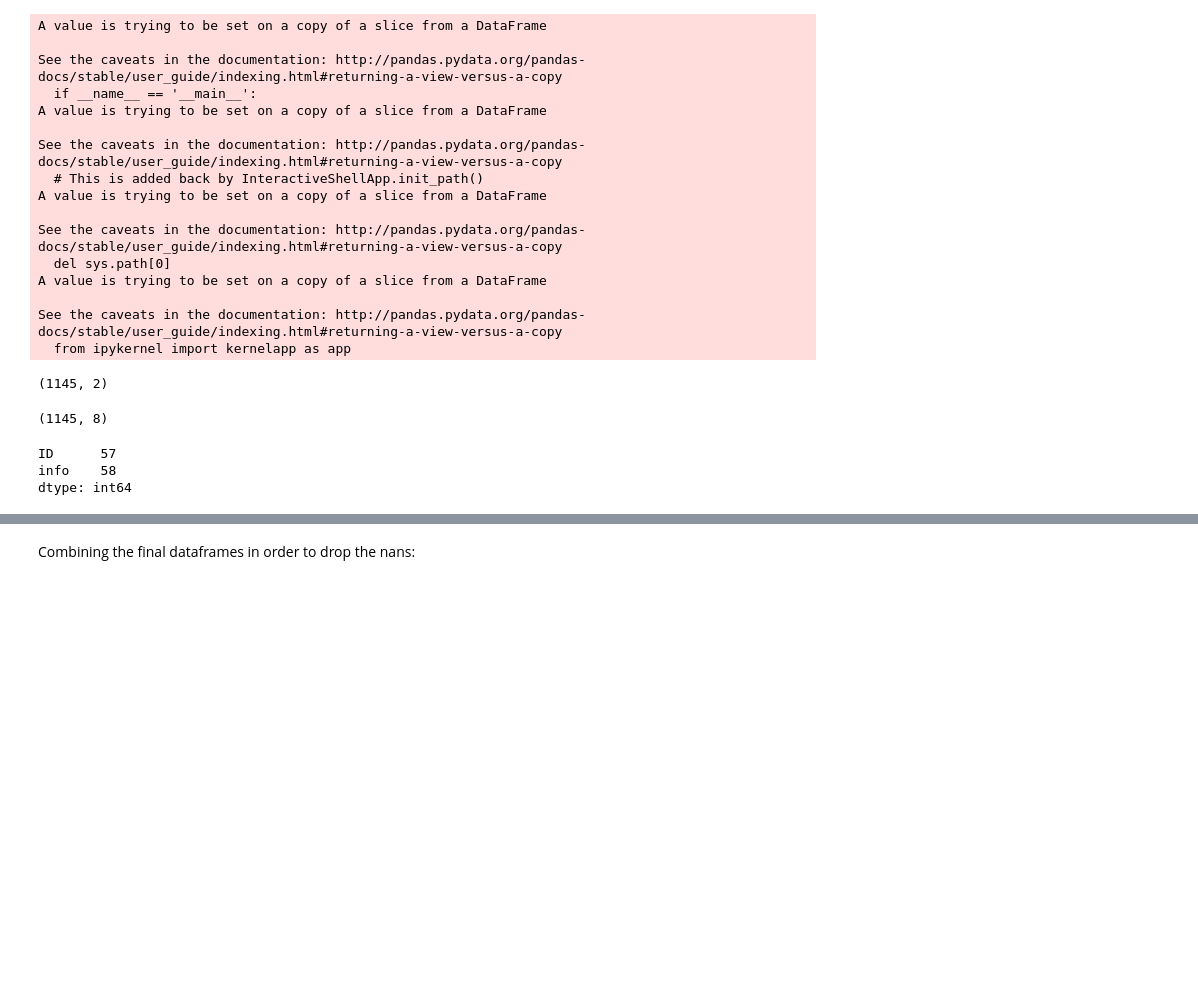
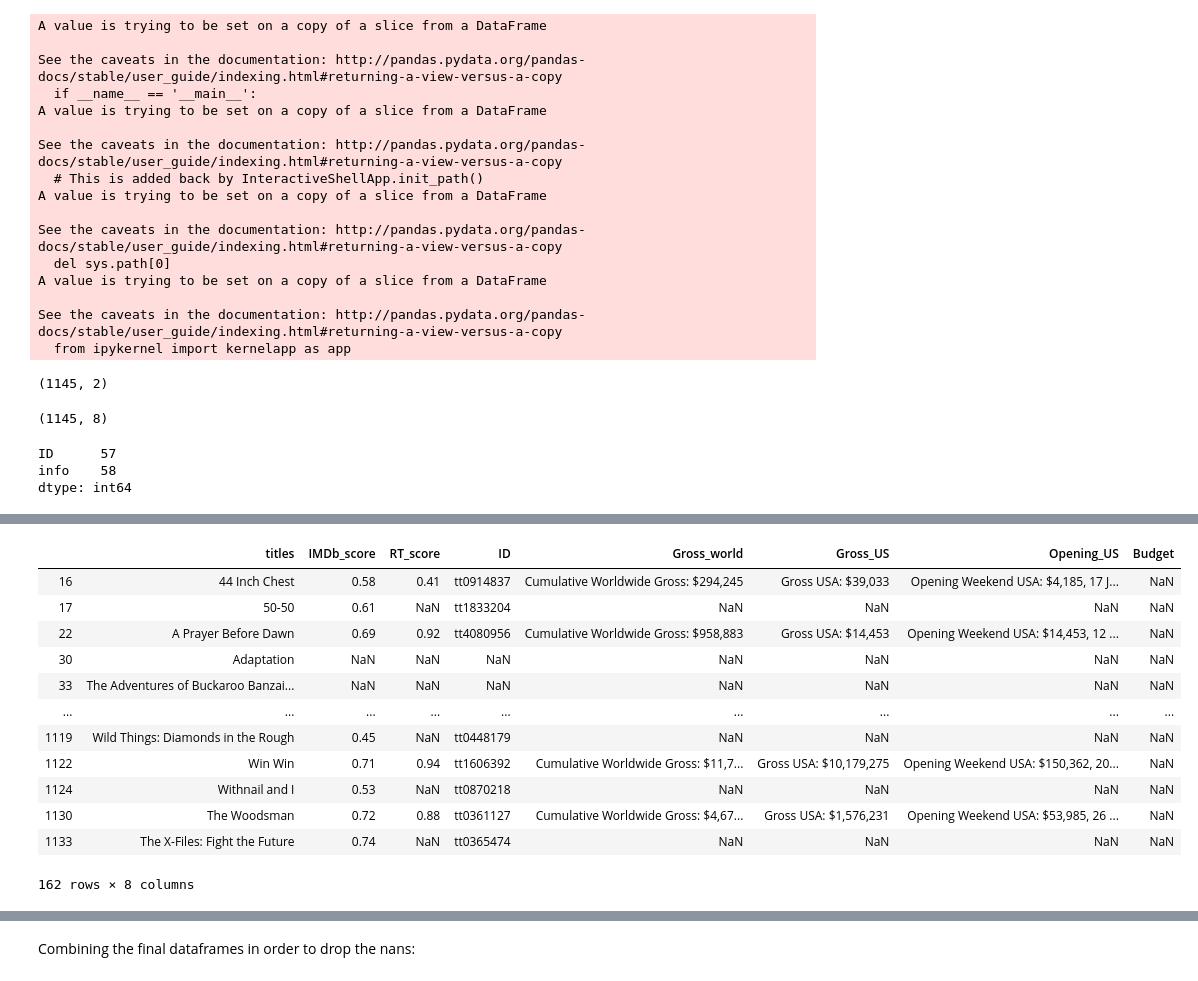
Before and after one commit to lougeo/NLP_Movie_Scripts, a Jupyter notebook: Notebooks/EDA.ipynb, the cells around one changed output, grey strips where cells are left out. Drawn from its saved outputs; the diff is of its cells as text; code cells hidden in the pictures; blank space fills up the shorter version.

```diff
--- a/Notebooks/EDA.ipynb
+++ b/Notebooks/EDA.ipynb
@@ -78,2 +74,0 @@ Dummying the genres:
-# %%
-df = pd.concat((df, df['genres'].str.get_dummies()), axis=1).drop('genres', axis=1)
@@ -446,0 +436,16 @@ dtype: int64
+# %%
+df_scores[df_scores['Budget'].isna()]
+# %% [output]
+|  | titles | IMDb_score | RT_score | ID | Gross_world | Gross_US | Opening_US | Budget |
+| 16 | 44 Inch Chest | 0.58 | 0.41 | tt0914837 | Cumulative Worldwide Gross: $294,245 | Gross USA: $39,033 | Opening Weekend USA: $4,185, 17 J... | NaN |
+| 17 | 50-50 | 0.61 | NaN | tt1833204 | NaN | NaN | NaN | NaN |
+| 22 | A Prayer Before Dawn | 0.69 | 0.92 | tt4080956 | Cumulative Worldwide Gross: $958,883 | Gross USA: $14,453 | Opening Weekend USA: $14,453, 12 ... | NaN |
+| 30 | Adaptation | NaN | NaN | NaN | NaN | NaN | NaN | NaN |
+| 33 | The Adventures of Buckaroo Banzai... | NaN | NaN | NaN | NaN | NaN | NaN | NaN |
+| ... | ... | ... | ... | ... | ... | ... | ... | ... |
+| 1119 | Wild Things: Diamonds in the Rough | 0.45 | NaN | tt0448179 | NaN | NaN | NaN | NaN |
+| 1122 | Win Win | 0.71 | 0.94 | tt1606392 | Cumulative Worldwide Gross: $11,7... | Gross USA: $10,179,275 | Opening Weekend USA: $150,362, 20... | NaN |
+| 1124 | Withnail and I | 0.53 | NaN | tt0870218 | NaN | NaN | NaN | NaN |
+| 1130 | The Woodsman | 0.72 | 0.88 | tt0361127 | Cumulative Worldwide Gross: $4,67... | Gross USA: $1,576,231 | Opening Weekend USA: $53,985, 26 ... | NaN |
+| 1133 | The X-Files: Fight the Future | 0.74 | NaN | tt0365474 | NaN | NaN | NaN | NaN |
+162 rows × 8 columns
```
Also changed, not shown: parts of 41 cells of this notebook.
